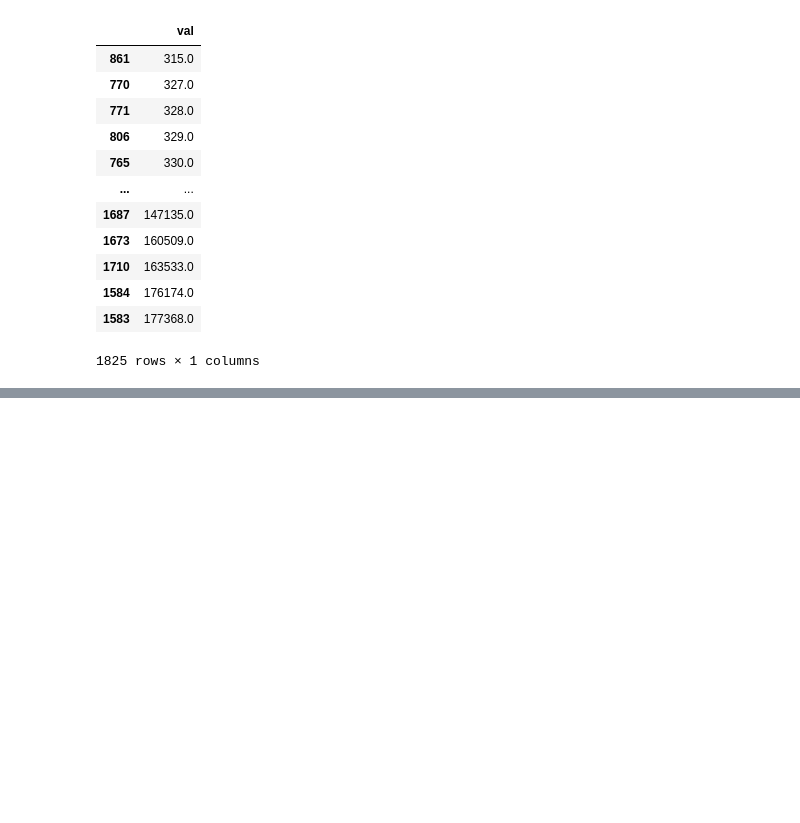
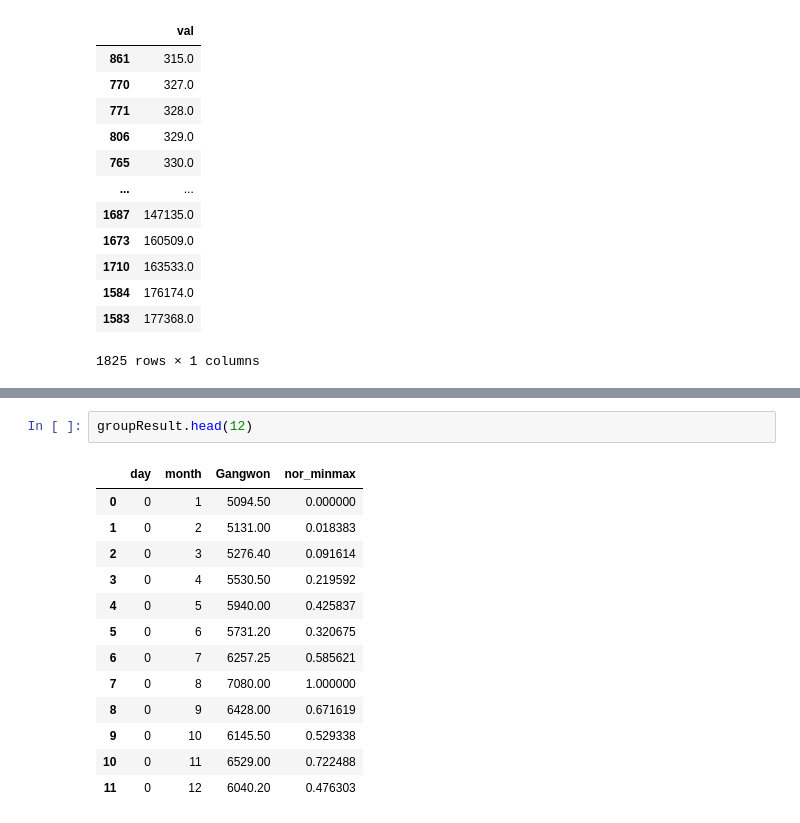
Before and after one commit to black3279/ML-Deep-Learning-Study, a Jupyter notebook: tensorflow/28_problem01.ipynb, the cells around one changed output, grey strips where cells are left out. Cells and saved outputs as stored; diff of their text form; blank space fills up the shorter version.

```diff
--- a/tensorflow/28_problem01.ipynb
+++ b/tensorflow/28_problem01.ipynb
@@ -82,0 +162,16 @@ print(q1.val, ' / ', q2.val , '/', q3.val)
+# %%
+groupResult.head(12)
+# %% [output]
+|  | day | month | Gangwon | nor_minmax |
+| 0 | 0 | 1 | 5094.50 | 0.000000 |
+| 1 | 0 | 2 | 5131.00 | 0.018383 |
+| 2 | 0 | 3 | 5276.40 | 0.091614 |
+| 3 | 0 | 4 | 5530.50 | 0.219592 |
+| 4 | 0 | 5 | 5940.00 | 0.425837 |
+| 5 | 0 | 6 | 5731.20 | 0.320675 |
+| 6 | 0 | 7 | 6257.25 | 0.585621 |
+| 7 | 0 | 8 | 7080.00 | 1.000000 |
+| 8 | 0 | 9 | 6428.00 | 0.671619 |
+| 9 | 0 | 10 | 6145.50 | 0.529338 |
+| 10 | 0 | 11 | 6529.00 | 0.722488 |
+| 11 | 0 | 12 | 6040.20 | 0.476303 |
```
Also changed, not shown: parts of 27 cells of this notebook.
